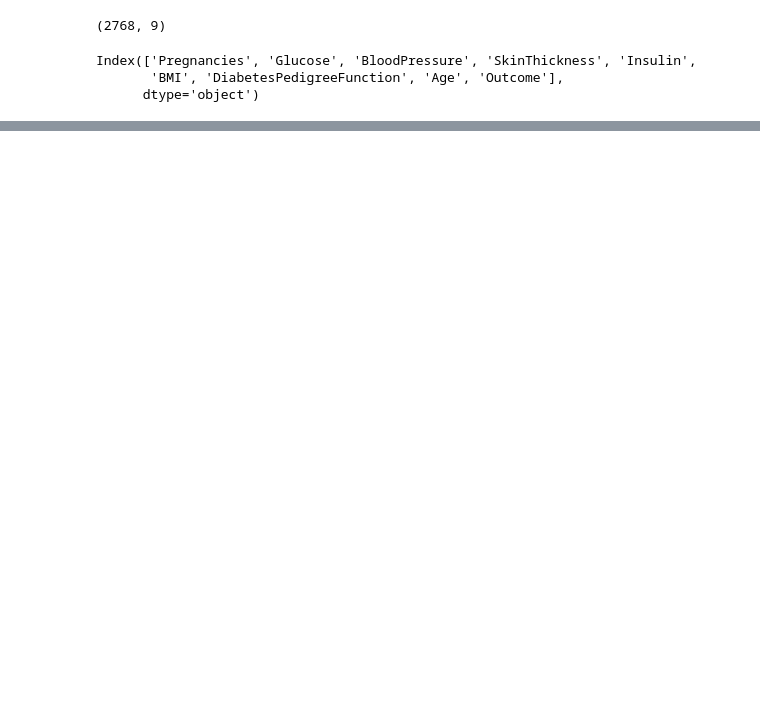
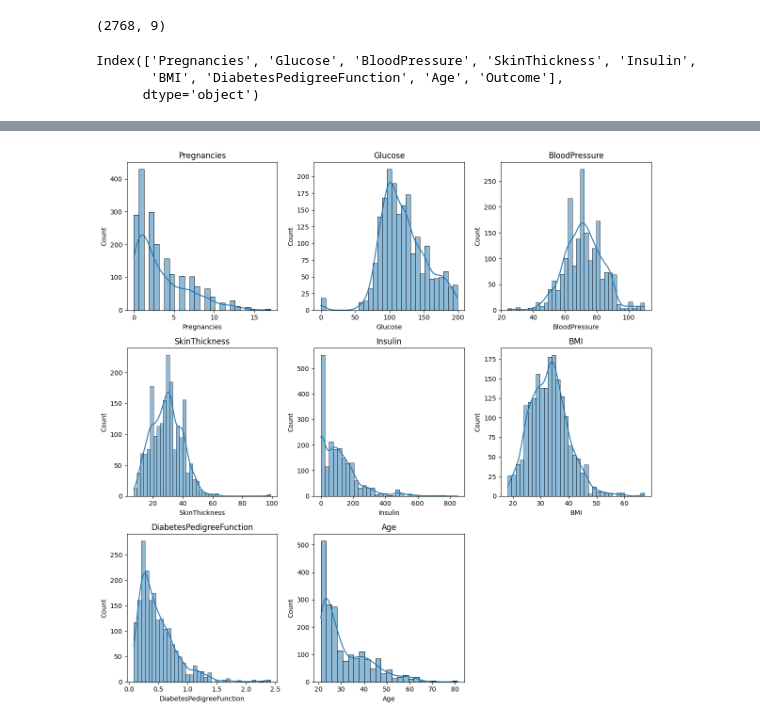
Before and after one commit to Toressy/Diabetes_prediction, a Jupyter notebook: diabetes-prediction.ipynb, the cells around one changed output, grey strips where cells are left out. Saved outputs shown, nothing was run; the diff lists cells and outputs as text; code cells hidden in the pictures; blank space fills up the shorter version.

Commit message:
Kaggle Notebook | Diabetes prediction | Version 3

```diff
--- a/diabetes-prediction.ipynb
+++ b/diabetes-prediction.ipynb
@@ -114,0 +181,20 @@ Index(['Pregnancies', 'Glucose', 'BloodPressure', 'SkinThickness', 'Insulin',
+# %%
+import matplotlib.pyplot as plt
+import seaborn as sns
+
+# List of numeric columns to plot
+columns = ['Pregnancies', 'Glucose', 'BloodPressure', 'SkinThickness', 'Insulin', 'BMI', 'DiabetesPedigreeFunction', 'Age']
+
+# Set up the figure size
+plt.figure(figsize=(12, 12))
+
+# Loop through the columns and create histograms
+for i, col in enumerate(columns):
+    plt.subplot(3, 3, i+1)  # Creating a 3x3 subplot grid
+    sns.histplot(data=df, x=col, kde=True)  # Histogram with KDE curve
+    plt.title(col)  # Add a title for each plot
+
+plt.tight_layout()  # Adjust layout to prevent overlap
+plt.show()  # Display the plots
+# %% [output]
+[figure, added]
```
Also changed, not shown: parts of 35 cells of this notebook.
